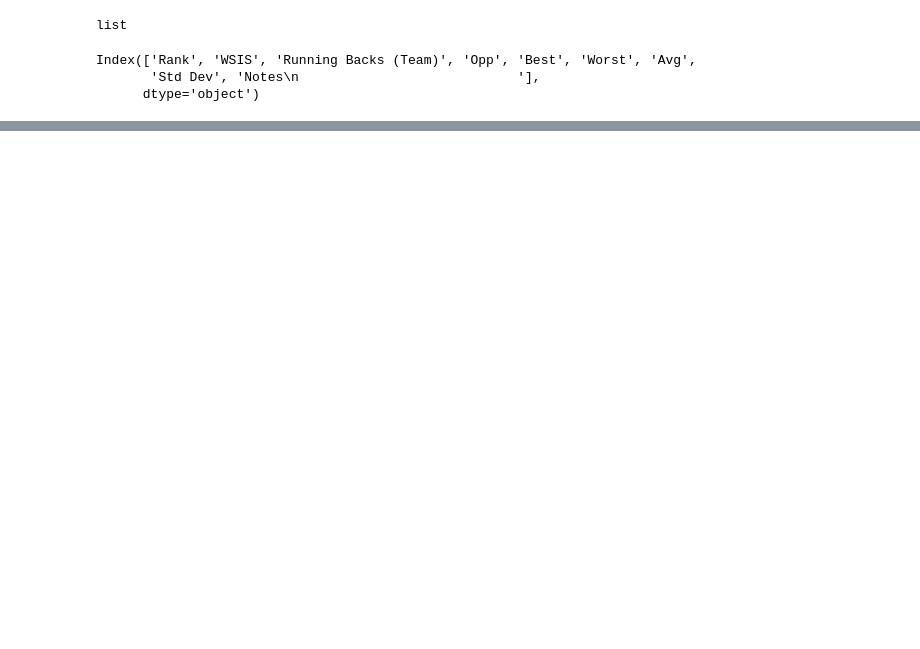
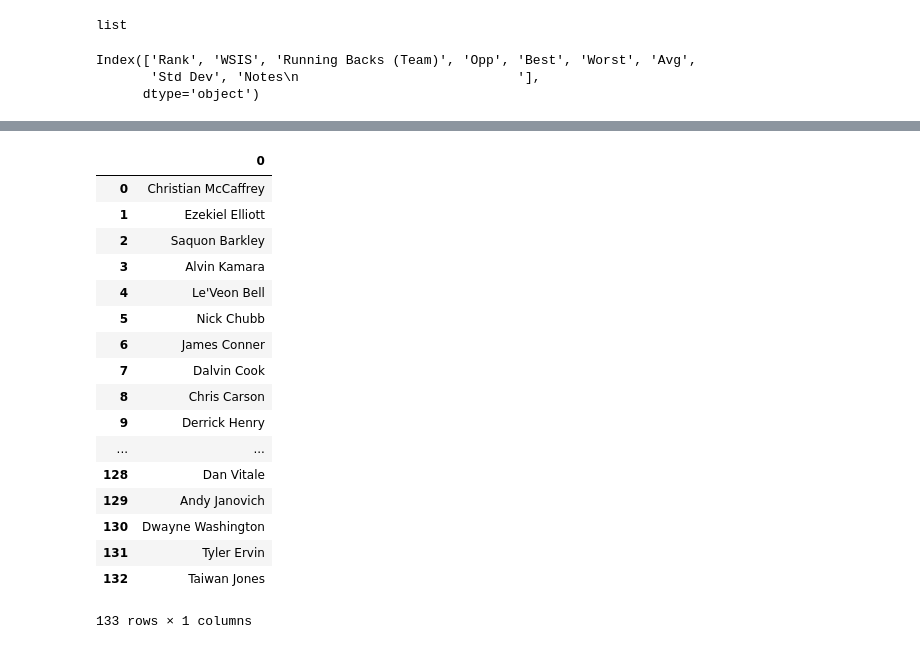
Before and after one commit to jacobakh/FFML, a Jupyter notebook: MLFF2.ipynb, the cells around one changed output, grey strips where cells are left out. Saved outputs shown, nothing was run; the diff lists cells and outputs as text; code cells hidden in the pictures; blank space fills up the shorter version.

```diff
--- a/MLFF2.ipynb
+++ b/MLFF2.ipynb
@@ -216,0 +323,23 @@ for i in RB_rankings:
+# %%
+rb_rankings = pd.DataFrame(RB_rankings_df['Running Backs (Team)'].str.split('[A-Z]+[.]', expand=True)[0])
+# %%
+rb_rankings
+# %% [output]
+|  | 0 |
+| 0 | Christian McCaffrey |
+| 1 | Ezekiel Elliott |
+| 2 | Saquon Barkley |
+| 3 | Alvin Kamara |
+| 4 | Le'Veon Bell |
+| 5 | Nick Chubb |
+| 6 | James Conner |
+| 7 | Dalvin Cook |
+| 8 | Chris Carson |
+| 9 | Derrick Henry |
+| ... | ... |
+| 128 | Dan Vitale |
+| 129 | Andy Janovich |
+| 130 | Dwayne Washington |
+| 131 | Tyler Ervin |
+| 132 | Taiwan Jones |
+133 rows × 1 columns
```
Also changed, not shown: parts of 14 cells of this notebook.
